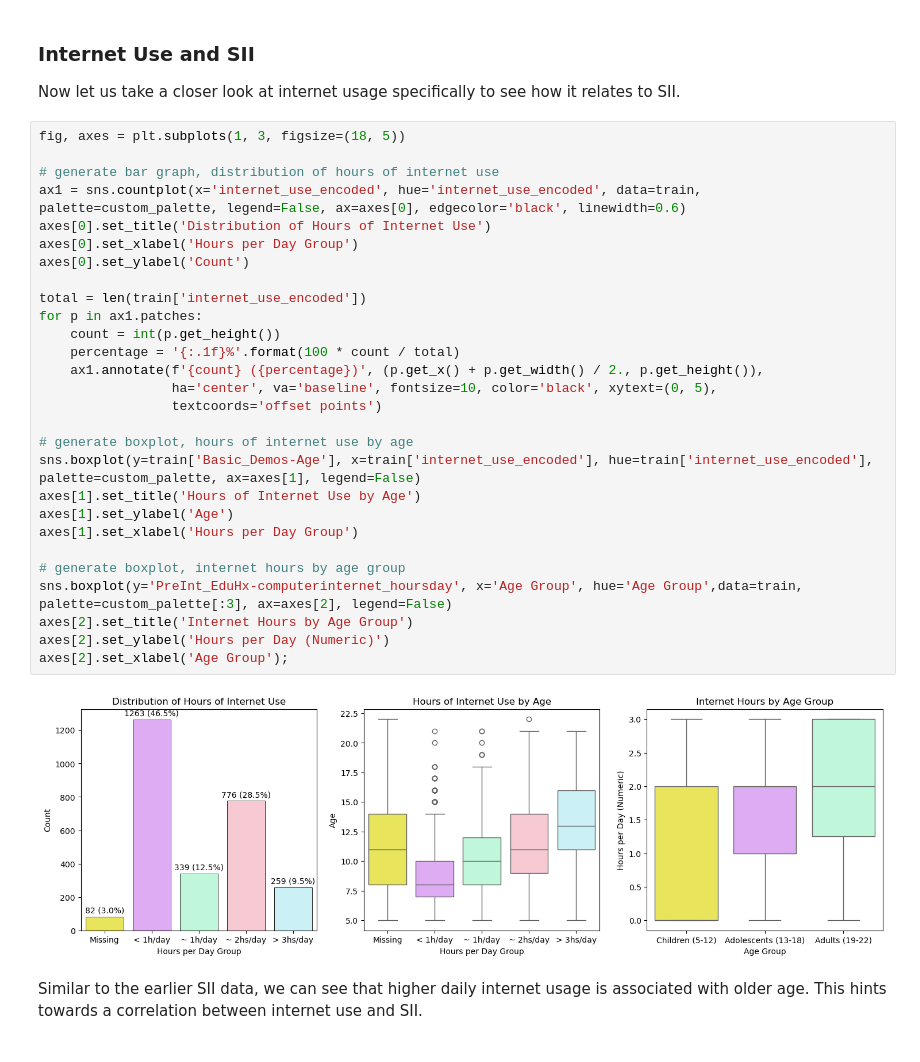
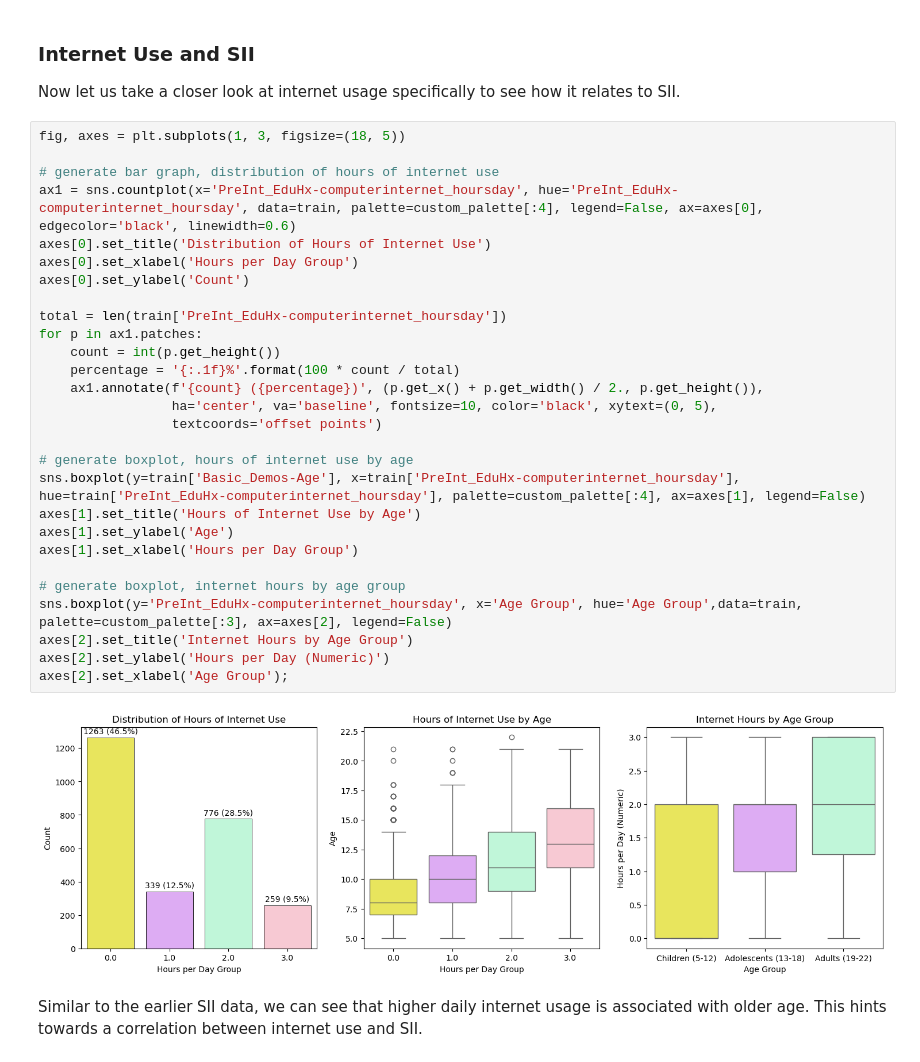
Before and after one commit to tomragus/CMI-PIU-Model, a Jupyter notebook: notebooks/CMI-PIU_draft2.ipynb, the cells around one changed output. Cells and saved outputs as stored; diff of their text form.

```diff
--- a/notebooks/CMI-PIU_draft2.ipynb
+++ b/notebooks/CMI-PIU_draft2.ipynb
@@ -393,33 +398,33 @@ Now let us take a closer look at internet usage specifically to see how it relat
 # %%
 fig, axes = plt.subplots(1, 3, figsize=(18, 5))
 
 # generate bar graph, distribution of hours of internet use
-ax1 = sns.countplot(x='internet_use_encoded', hue='internet_use_encoded', data=train, palette=custom_palette, legend=False, ax=axes[0], edgecolor='black', linewidth=0.6)
+ax1 = sns.countplot(x='PreInt_EduHx-computerinternet_hoursday', hue='PreInt_EduHx-computerinternet_hoursday', data=train, palette=custom_palette[:4], legend=False, ax=axes[0], edgecolor='black', linewidth=0.6)
 axes[0].set_title('Distribution of Hours of Internet Use')
 axes[0].set_xlabel('Hours per Day Group')
 axes[0].set_ylabel('Count')
 
-total = len(train['internet_use_encoded'])
+total = len(train['PreInt_EduHx-computerinternet_hoursday'])
 for p in ax1.patches:
     count = int(p.get_height())
     percentage = '{:.1f}%'.format(100 * count / total)
     ax1.annotate(f'{count} ({percentage})', (p.get_x() + p.get_width() / 2., p.get_height()),
                  ha='center', va='baseline', fontsize=10, color='black', xytext=(0, 5),
                  textcoords='offset points')
 
 # generate boxplot, hours of internet use by age
-sns.boxplot(y=train['Basic_Demos-Age'], x=train['internet_use_encoded'], hue=train['internet_use_encoded'], palette=custom_palette, ax=axes[1], legend=False)
+sns.boxplot(y=train['Basic_Demos-Age'], x=train['PreInt_EduHx-computerinternet_hoursday'], hue=train['PreInt_EduHx-computerinternet_hoursday'], palette=custom_palette[:4], ax=axes[1], legend=False)
 axes[1].set_title('Hours of Internet Use by Age')
 axes[1].set_ylabel('Age')
 axes[1].set_xlabel('Hours per Day Group')
 
 # generate boxplot, internet hours by age group
 sns.boxplot(y='PreInt_EduHx-computerinternet_hoursday', x='Age Group', hue='Age Group',data=train, palette=custom_palette[:3], ax=axes[2], legend=False)
 axes[2].set_title('Internet Hours by Age Group')
 axes[2].set_ylabel('Hours per Day (Numeric)')
 axes[2].set_xlabel('Age Group');
 # %% [output]
-[figure, old version]
+[figure, new version]
 # %% [markdown]
 Similar to the earlier SII data, we can see that higher daily internet usage is associated with older age. This hints towards a correlation between internet use and SII.
 # %%
```
Also changed, not shown: parts of 7 cells of this notebook.
